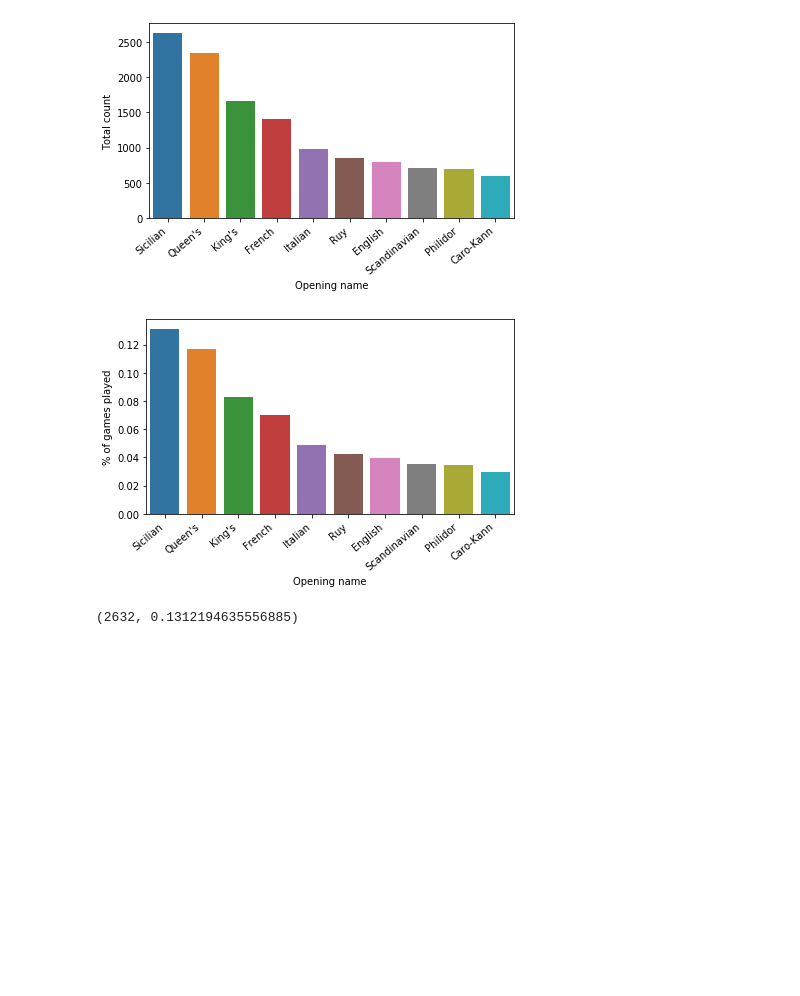
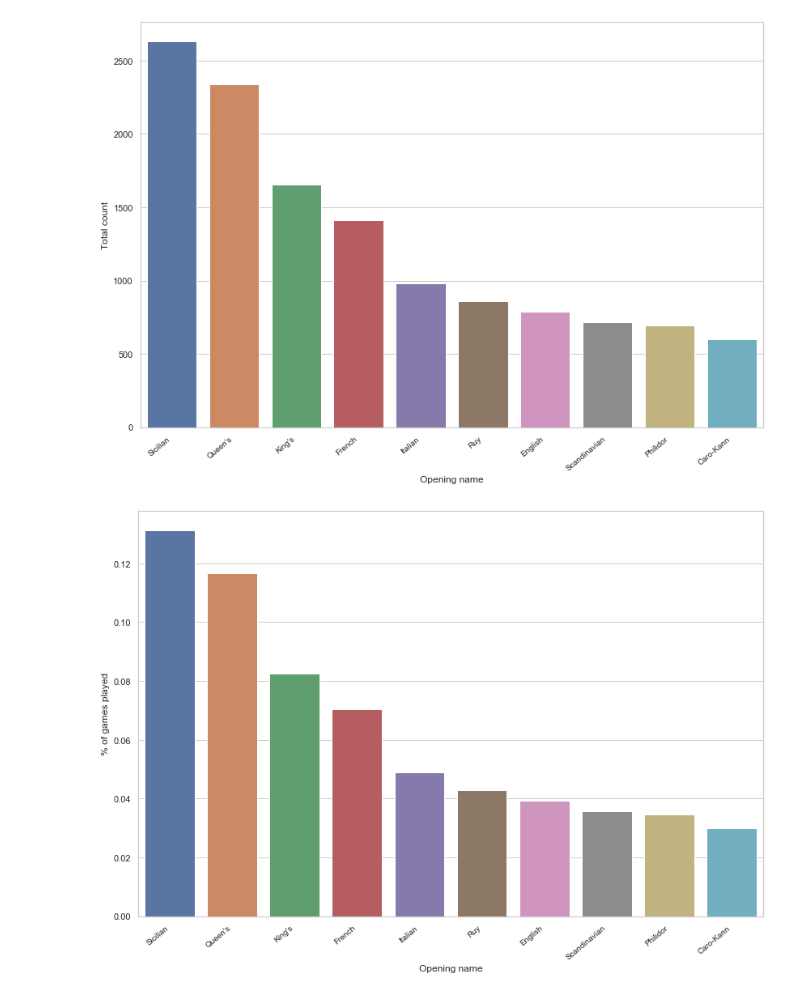
Before and after one commit to lehtotomi/Data-visualization-of-Lichess-Chess-Game-Dataset, a Jupyter notebook: Data-visualization-of-Lichess-Chess-Game-Dataset.ipynb, the cells around one changed output. Cells and saved outputs as stored; diff of their text form; code cells hidden in the pictures; blank space fills up the shorter version.

```diff
--- a/Data-visualization-of-Lichess-Chess-Game-Dataset.ipynb
+++ b/Data-visualization-of-Lichess-Chess-Game-Dataset.ipynb
@@ -8,3 +9,6 @@ from collections.abc import Iterable
+# %%
+sns.set(rc={'figure.figsize':(11.7,8.27)})
+sns.set_style("whitegrid")
 # %%
 def isIterable(x):
     if isinstance(x, Iterable):
@@ -76,8 +162,40 @@ def get_total_and_percent_by_name(name):
+# %%
+def get_wins():
+    df = pd.read_csv("archive/games.csv")
+    w_wins = len(df[df["winner"]=="white"])
+    b_wins = len(df[df["winner"]=="black"])
+    draws = len(df[df["winner"]=="draw"])
+    s = pd.Series([w_wins,b_wins,draws])
+
+    df2 = df.groupby("victory_status")["victory_status"].count()
+
+    # print(df2)
+    # print(w_wins)
+    # print(list(s))
+
+    fig, axs = plt.subplots(ncols=2,figsize=(15,6))
+    g = sns.barplot(y=s,x=s.index,ax=axs[0])
+    g.set_xticklabels(["White wins","Black wins","Draw"])
+    fig.set_size_inches(9, 6)
+    g.set_title("Victory counts")
+    g.set_ylabel('')
+    g.set_yticks(np.arange(0,13000,1000))
+
+
+    g2 = sns.barplot(y=df2,x=df2.index,ax=axs[1])
+    g2.set_title("How the games ended")
+    g2.set_ylabel('')
+    g2.set_xlabel('')
+    g2.set_yticks(np.arange(0,13000,1000))
+
+    plt.show()
 # %%
 plot_totals(10)
 plot_percents(10)
 get_total_and_percent_by_name("Sicilian")
+plot_opening_moves()
+plotAvgTurns()
+get_wins()
 # %% [output]
-[figure, old version]
+[figure, new version]
-[figure, old version]
+[figure, new version]
-(2632, 0.1312194635556885)
```
Also changed, not shown: parts of 4 cells of this notebook.
